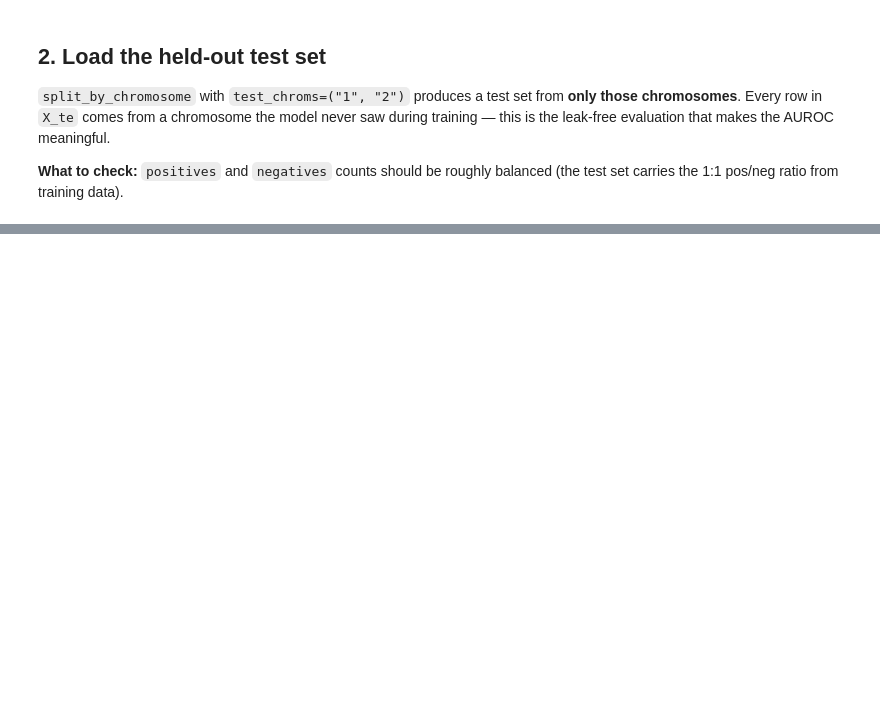
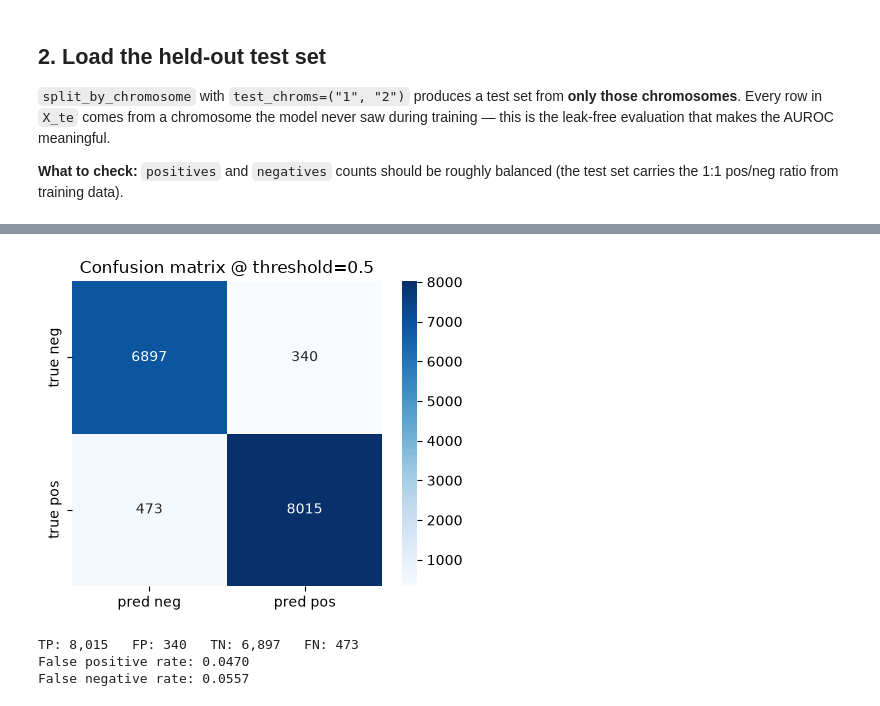
Before and after one commit to lux-zel/TFBS-creb1-predicter, a Jupyter notebook: notebooks/02_eval.ipynb, the cells around one changed output, grey strips where cells are left out. Cells and saved outputs as stored; diff of their text form; code cells hidden in the pictures; blank space fills up the shorter version.

```diff
--- a/notebooks/02_eval.ipynb
+++ b/notebooks/02_eval.ipynb
@@ -80,0 +240,37 @@ checkpoint: checkpoints/cnn.pt
+# %%
+try:
+    import seaborn as sns
+    HAS_SNS = True
+except ImportError:
+    HAS_SNS = False
+
+from sklearn.metrics import confusion_matrix
+
+y_pred = (y_prob >= THRESHOLD).astype(int)
+cm = confusion_matrix(y_true, y_pred, labels=[0, 1])
+
+fig, ax = plt.subplots(figsize=(4.5, 3.8))
+if HAS_SNS:
+    sns.heatmap(cm, annot=True, fmt="d", cmap="Blues",
+                xticklabels=["pred neg", "pred pos"],
+                yticklabels=["true neg", "true pos"], ax=ax)
+else:
+    ax.imshow(cm, cmap="Blues")
+    for i in range(2):
+        for j in range(2):
+            ax.text(j, i, cm[i, j], ha="center", va="center")
+    ax.set_xticks([0, 1], ["pred neg", "pred pos"])
+    ax.set_yticks([0, 1], ["true neg", "true pos"])
+ax.set_title(f"Confusion matrix @ threshold={THRESHOLD}")
+plt.tight_layout()
+plt.show()
+
+tn, fp, fn, tp = cm.ravel()
+print(f"TP: {tp:,}   FP: {fp:,}   TN: {tn:,}   FN: {fn:,}")
+print(f"False positive rate: {fp / (fp + tn):.4f}")
+print(f"False negative rate: {fn / (fn + tp):.4f}")
+# %% [output]
+[figure, added]
+TP: 8,015   FP: 340   TN: 6,897   FN: 473
+False positive rate: 0.0470
+False negative rate: 0.0557
```
Also changed, not shown: parts of 19 cells of this notebook.
